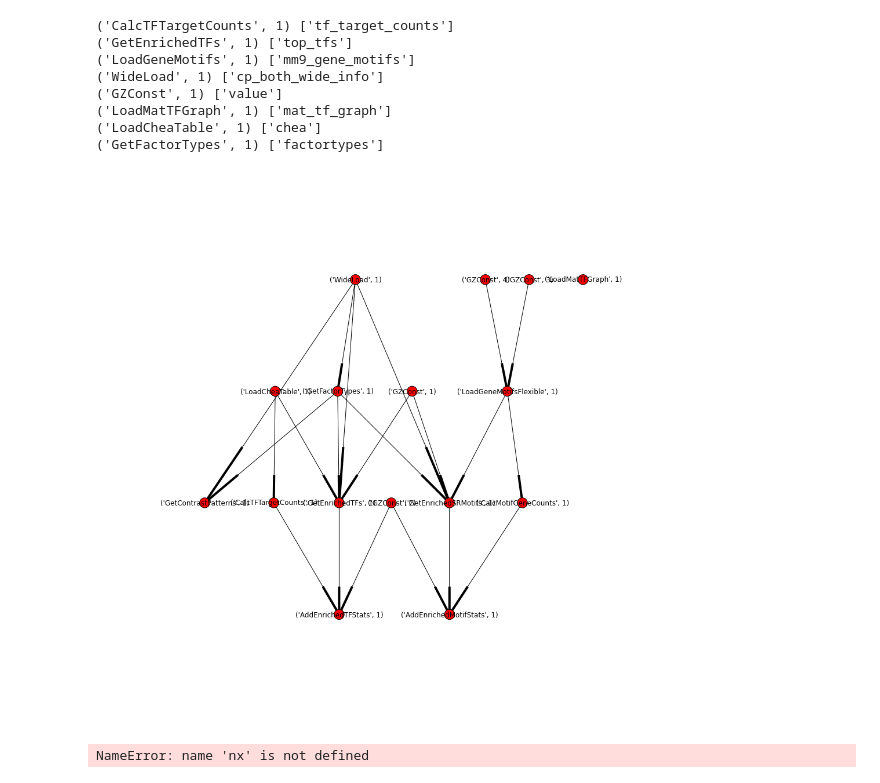
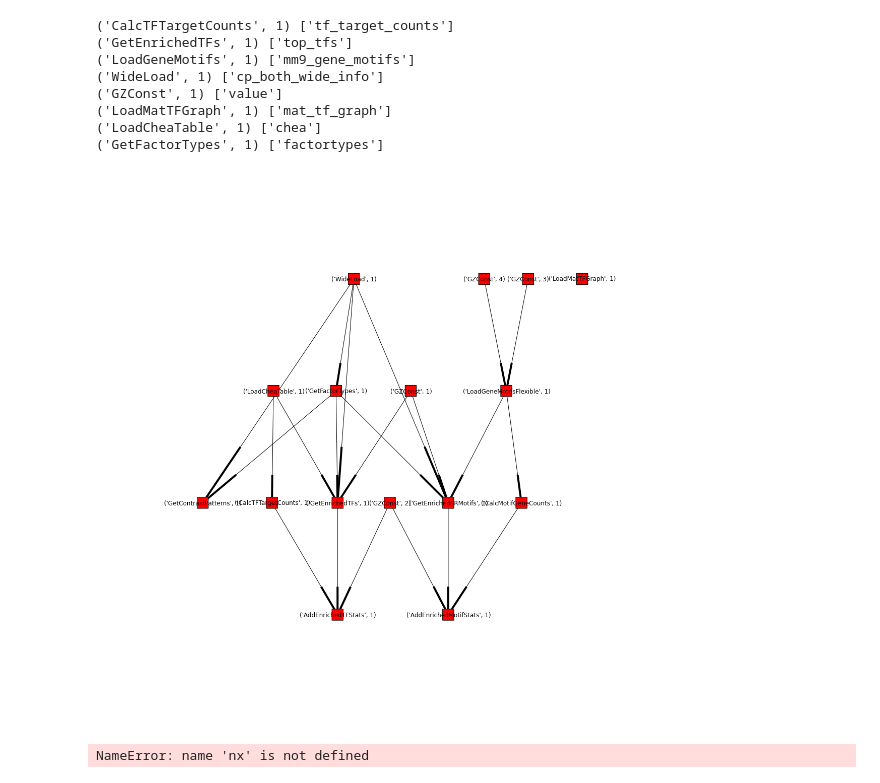
Before and after one commit to aheilbut/pdmouse, a Jupyter notebook: py/pd_chea.ipynb, the cells around one changed output. Drawn from its saved outputs; the diff is of its cells as text; code cells hidden in the pictures.

```diff
--- a/py/pd_chea.ipynb
+++ b/py/pd_chea.ipynb
@@ -773,8 +773,8 @@ for (k, v) in c.results.items():
 # %%
 import networkx as nx
 # %%
-figsize(13, 13)
-nx.draw_graphviz(g, 'dot')
+figsize(15, 15)
+nx.draw_graphviz(g, 'dot', node_shape="s", node_size=500)
 # %% [output]
-[figure, old version]
+[figure, new version]
 # %%
```
Also changed, not shown: parts of 44 cells of this notebook, 3 other files.
